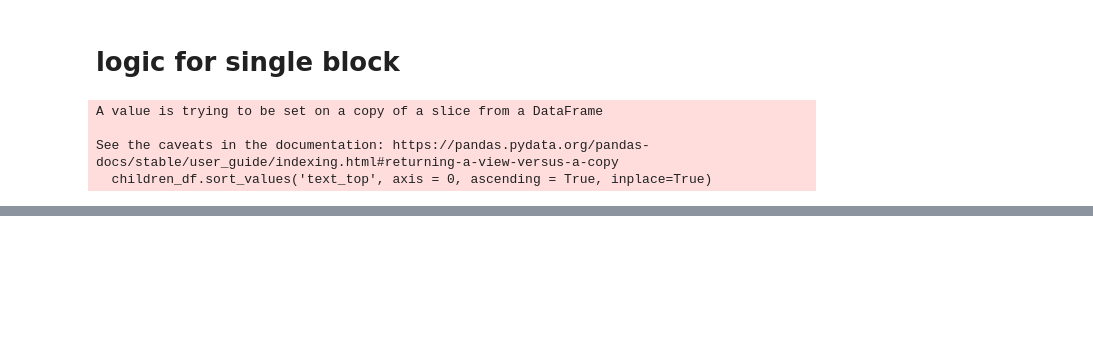
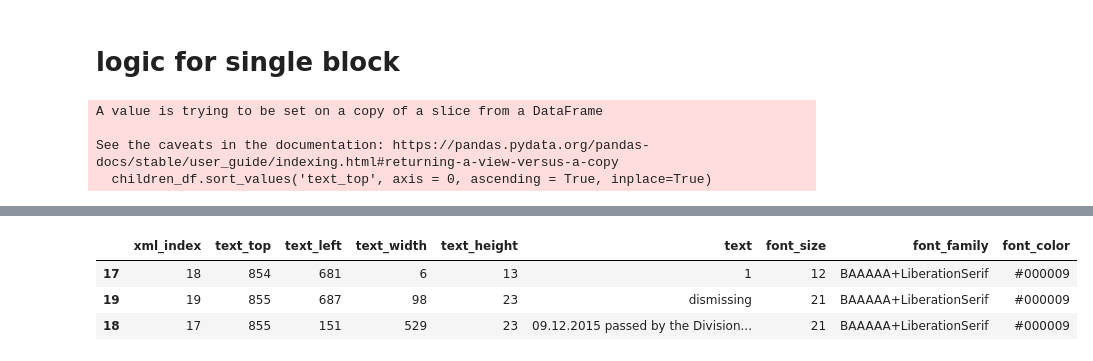
Before and after one commit to kumardeepak/document-structure, a Jupyter notebook: notebooks/DOCUMENT_STRUCTURE_NARESH.ipynb, the cells around one changed output, grey strips where cells are left out. Drawn from its saved outputs; the diff is of its cells as text; code cells hidden in the pictures; blank space fills up the shorter version.

```diff
--- a/notebooks/DOCUMENT_STRUCTURE_NARESH.ipynb
+++ b/notebooks/DOCUMENT_STRUCTURE_NARESH.ipynb
@@ -146,0 +173,8 @@ draw_box(img_filepath, page_width, page_height, p_df, color='red')
+# %%
+d2 = pd.read_json(d1['children'][1])
+d2
+# %% [output]
+|  | xml_index | text_top | text_left | text_width | text_height | text | font_size | font_family | font_color |
+| 17 | 18 | 854 | 681 | 6 | 13 | 1 | 12 | BAAAAA+LiberationSerif | #000009 |
+| 19 | 19 | 855 | 687 | 98 | 23 | dismissing | 21 | BAAAAA+LiberationSerif | #000009 |
+| 18 | 17 | 855 | 151 | 529 | 23 | 09.12.2015 passed by the Division... | 21 | BAAAAA+LiberationSerif | #000009 |
```
Also changed, not shown: parts of 5 cells of this notebook, 1 other file.
